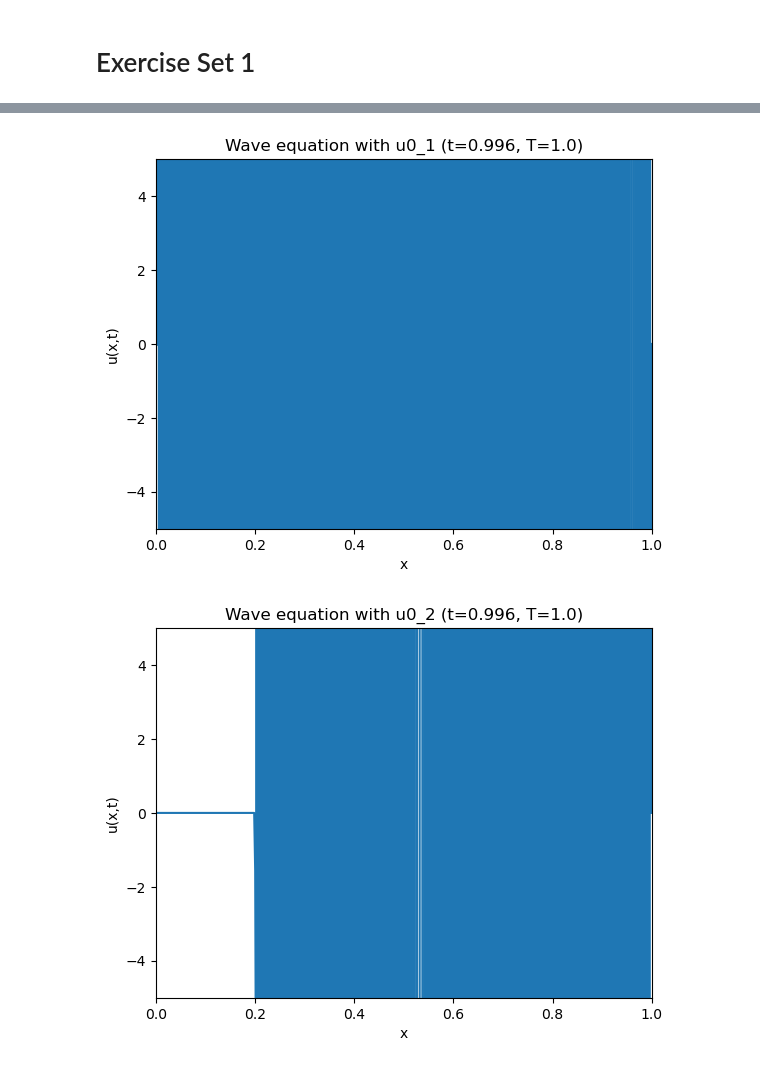
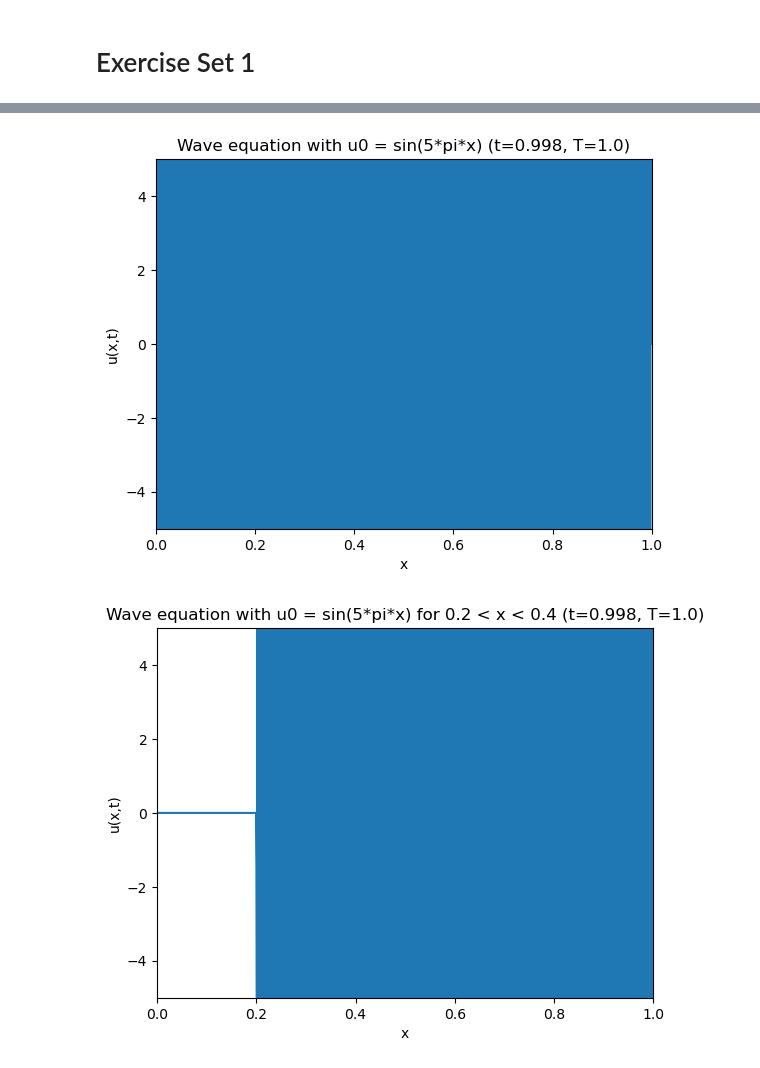
Before and after one commit to jonas4climate/modelling-natural-processes, a Jupyter notebook: ex1.ipynb, the cells around one changed output, grey strips where cells are left out. Drawn from its saved outputs; the diff is of its cells as text; code cells hidden in the pictures.

```diff
--- a/ex1.ipynb
+++ b/ex1.ipynb
@@ -8,13 +8,12 @@ import os
 # %%
 os.makedirs('media', exist_ok=True)
 # %%
-def simulate_wave_equation(u0, L=1.0, c=1.0, T=1.0, Nx=100, Nt=100):
-    dx = L/Nx
-    dt = T/Nt
+def simulate_wave_equation(u0, L=1.0, c=1.0, T=1.0, dx=0.01, dt=0.001):
+    Nx = int(L/dx)
+    Nt = int(T/dt)
 
     # u(x,t)
     u = np.zeros((Nx, Nt))
-
 
     # Initial conditions
     x = np.linspace(0, L, Nx)
@@ -54,7 +53,13 @@ u0s = [
     lambda x: np.where((0.2 < x) & (x < 0.4), np.sin(5*np.pi*x), 0)
 ]
 
-for i, u0 in enumerate(u0s):
-    u = simulate_wave_equation(u0, Nx=500, Nt=500, T=1.0)
-    animate_wave_equation(u, title=f'Wave equation with u0_{i}')
+u0s_names = [
+    'sin(2*pi*x)',
+    'sin(5*pi*x)',
+    'sin(5*pi*x) for 0.2 < x < 0.4'
+]
+
+for x_i, (u0, name) in enumerate(zip(u0s, u0s_names)):
+    c = simulate_wave_equation(u0, dx=0.001, dt=0.001, T=1.0)
+    animate_wave_equation(c, title=f'Wave equation with u0 = {name}')
 # %% [output]
@@ -62,2 +67,2 @@ for i, u0 in enumerate(u0s):
-[figure, old version]
+[figure, new version]
-[figure, old version]
+[figure, new version]
```
Also changed, not shown: parts of 2 cells of this notebook.
